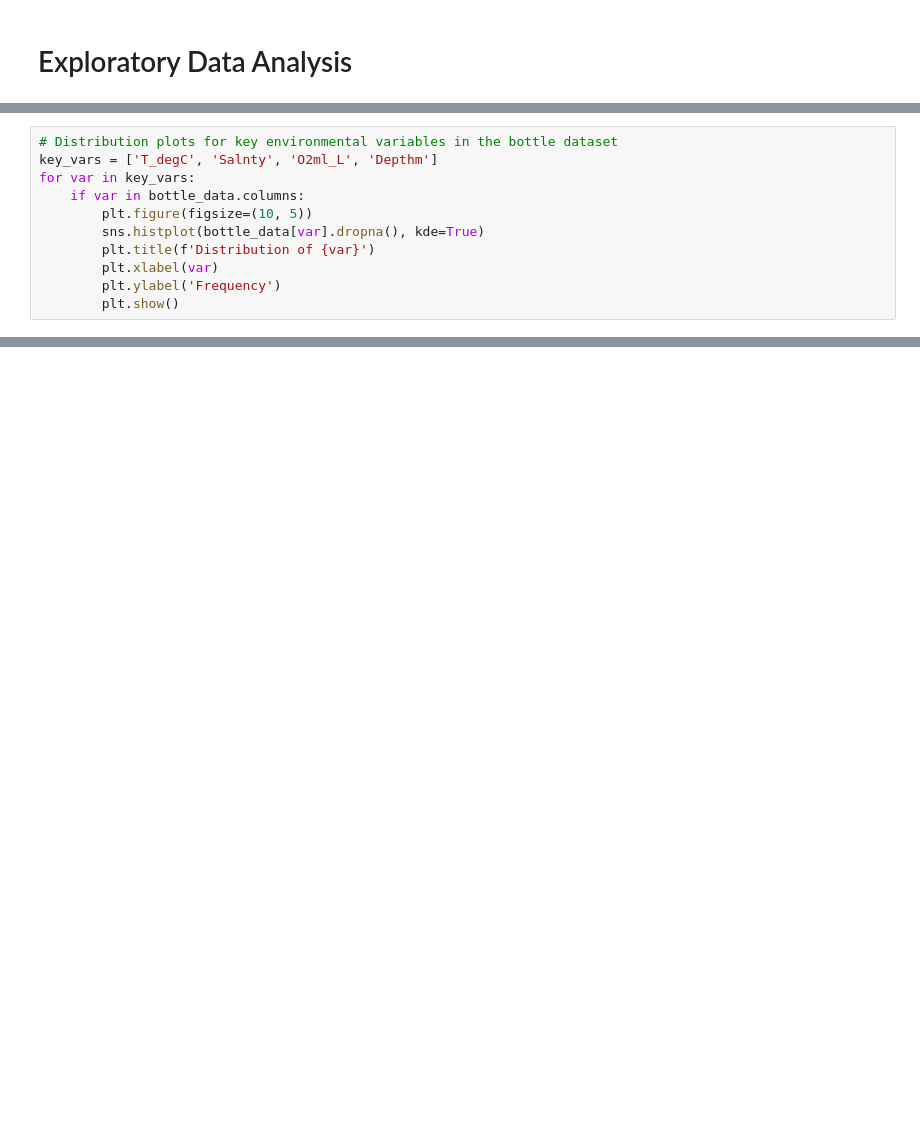
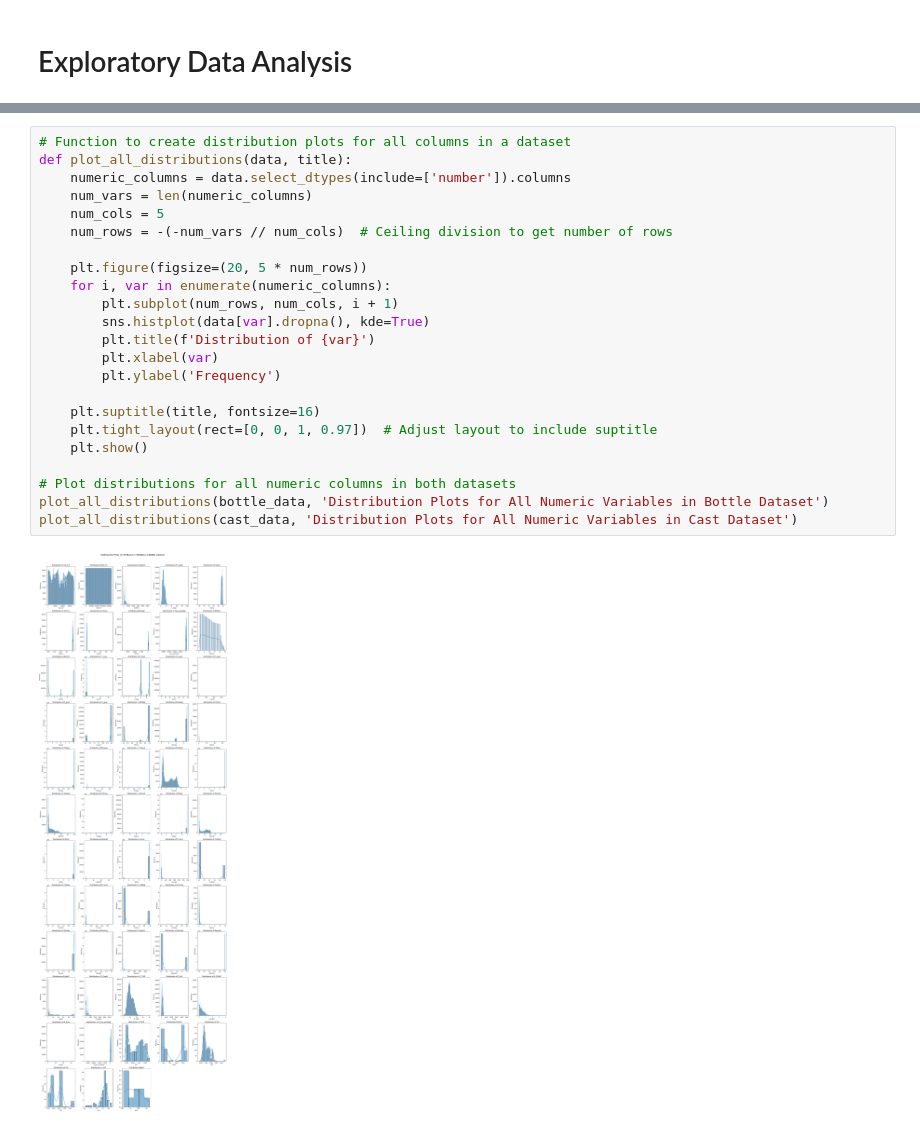
Before and after one commit to Drums180/Geoscientific_Analysis_Project, a Jupyter notebook: data_exploration.ipynb, the cells around one changed output, grey strips where cells are left out. Drawn from its saved outputs; the diff is of its cells as text; blank space fills up the shorter version.

```diff
--- a/data_exploration.ipynb
+++ b/data_exploration.ipynb
@@ -21,11 +9,0 @@ plt.show()
-# %%
-# Distribution plots for key environmental variables in the bottle dataset
-key_vars = ['T_degC', 'Salnty', 'O2ml_L', 'Depthm']
-for var in key_vars:
-    if var in bottle_data.columns:
-        plt.figure(figsize=(10, 5))
-        sns.histplot(bottle_data[var].dropna(), kde=True)
-        plt.title(f'Distribution of {var}')
-        plt.xlabel(var)
-        plt.ylabel('Frequency')
-        plt.show()
@@ -59,0 +41,25 @@ max        99.000000      37.034000      11.130000    5351.000000
+# %%
+# Function to create distribution plots for all columns in a dataset
+def plot_all_distributions(data, title):
+    numeric_columns = data.select_dtypes(include=['number']).columns
+    num_vars = len(numeric_columns)
+    num_cols = 5
+    num_rows = -(-num_vars // num_cols)  # Ceiling division to get number of rows
+
+    plt.figure(figsize=(20, 5 * num_rows))
+    for i, var in enumerate(numeric_columns):
+        plt.subplot(num_rows, num_cols, i + 1)
+        sns.histplot(data[var].dropna(), kde=True)
+        plt.title(f'Distribution of {var}')
+        plt.xlabel(var)
+        plt.ylabel('Frequency')
+
+    plt.suptitle(title, fontsize=16)
+    plt.tight_layout(rect=[0, 0, 1, 0.97])  # Adjust layout to include suptitle
+    plt.show()
+
+# Plot distributions for all numeric columns in both datasets
+plot_all_distributions(bottle_data, 'Distribution Plots for All Numeric Variables in Bottle Dataset')
+plot_all_distributions(cast_data, 'Distribution Plots for All Numeric Variables in Cast Dataset')
+# %% [output]
+[figure, added]
```
Also changed, not shown: parts of 8 cells of this notebook, 2 other files.
